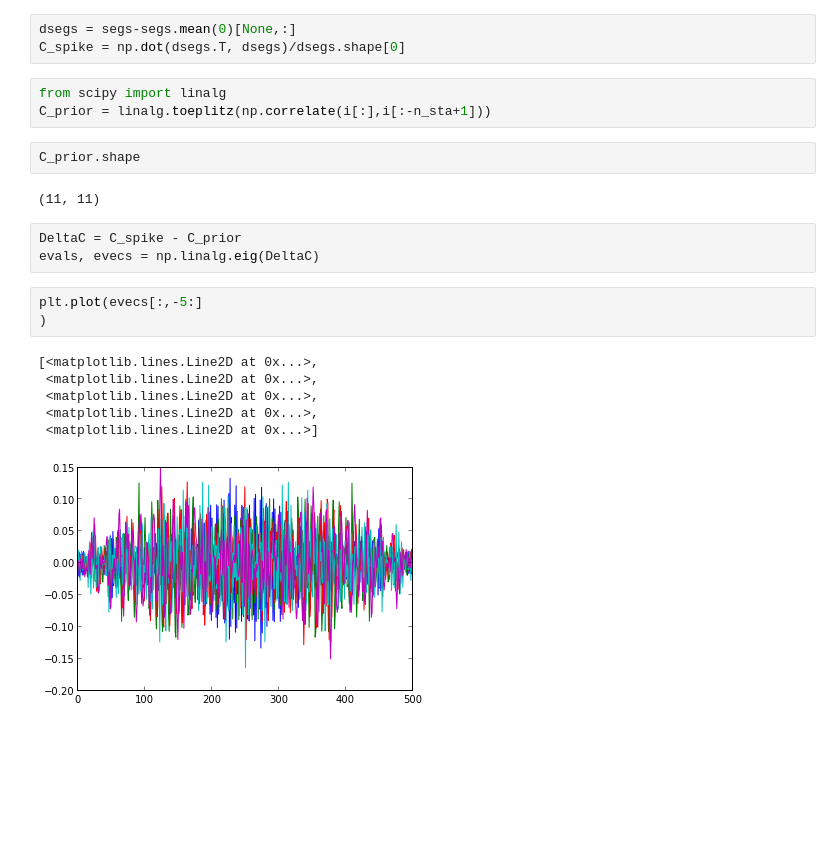
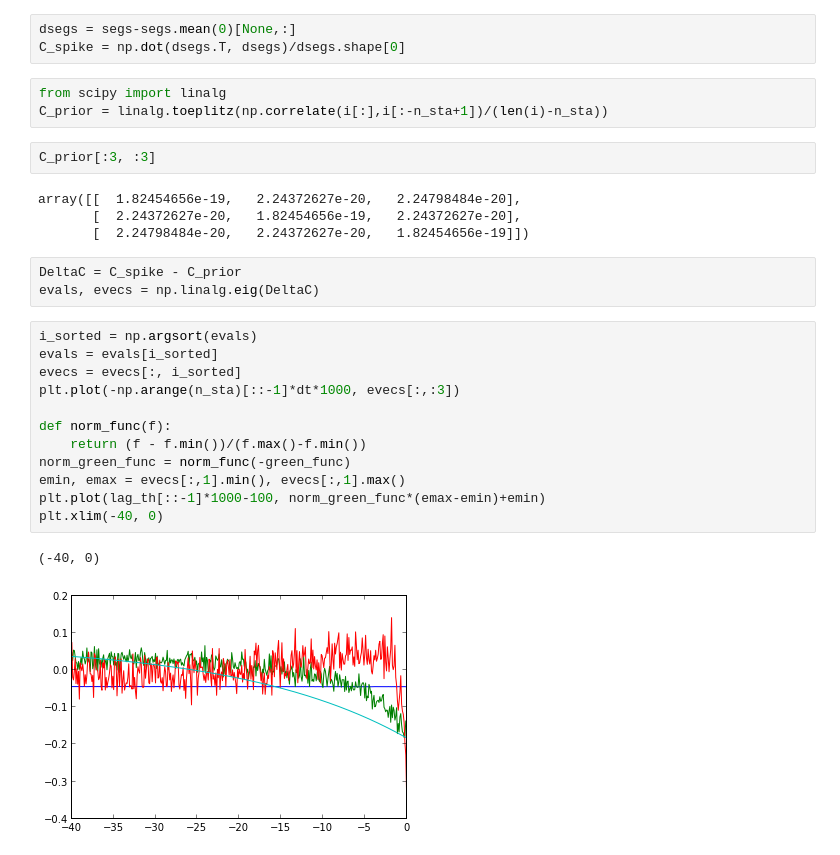
Before and after one commit to yzerlaut/transfer_functions, a Jupyter notebook: iaf_current_modified.ipynb, the cells around one changed output. Drawn from its saved outputs; the diff is of its cells as text; blank space fills up the shorter version.

```diff
--- a/iaf_current_modified.ipynb
+++ b/iaf_current_modified.ipynb
@@ -96,21 +96,28 @@ dsegs = segs-segs.mean(0)[None,:]
 C_spike = np.dot(dsegs.T, dsegs)/dsegs.shape[0]
 # %%
 from scipy import linalg
-C_prior = linalg.toeplitz(np.correlate(i[:],i[:-n_sta+1]))
+C_prior = linalg.toeplitz(np.correlate(i[:],i[:-n_sta+1])/(len(i)-n_sta))
-# %%
-C_prior.shape
-# %% [output]
-(11, 11)
+# %%
+C_prior[:3, :3]
+# %% [output]
+array([[  1.82454656e-19,   2.24372627e-20,   2.24798484e-20],
+       [  2.24372627e-20,   1.82454656e-19,   2.24372627e-20],
+       [  2.24798484e-20,   2.24372627e-20,   1.82454656e-19]])
 # %%
 DeltaC = C_spike - C_prior
 evals, evecs = np.linalg.eig(DeltaC)
-# %%
-plt.plot(evecs[:,-5:]
-)
-# %% [output]
-[<matplotlib.lines.Line2D at 0x...>,
- <matplotlib.lines.Line2D at 0x...>,
- <matplotlib.lines.Line2D at 0x...>,
- <matplotlib.lines.Line2D at 0x...>,
- <matplotlib.lines.Line2D at 0x...>]
-[figure, removed]
+# %%
+i_sorted = np.argsort(evals)
+evals = evals[i_sorted]
+evecs = evecs[:, i_sorted]
+plt.plot(-np.arange(n_sta)[::-1]*dt*1000, evecs[:,:3])
+
+def norm_func(f):
+    return (f - f.min())/(f.max()-f.min())
+norm_green_func = norm_func(-green_func)
+emin, emax = evecs[:,1].min(), evecs[:,1].max()
+plt.plot(lag_th[::-1]*1000-100, norm_green_func*(emax-emin)+emin)
+plt.xlim(-40, 0)
+# %% [output]
+(-40, 0)
+[figure, added]
```
